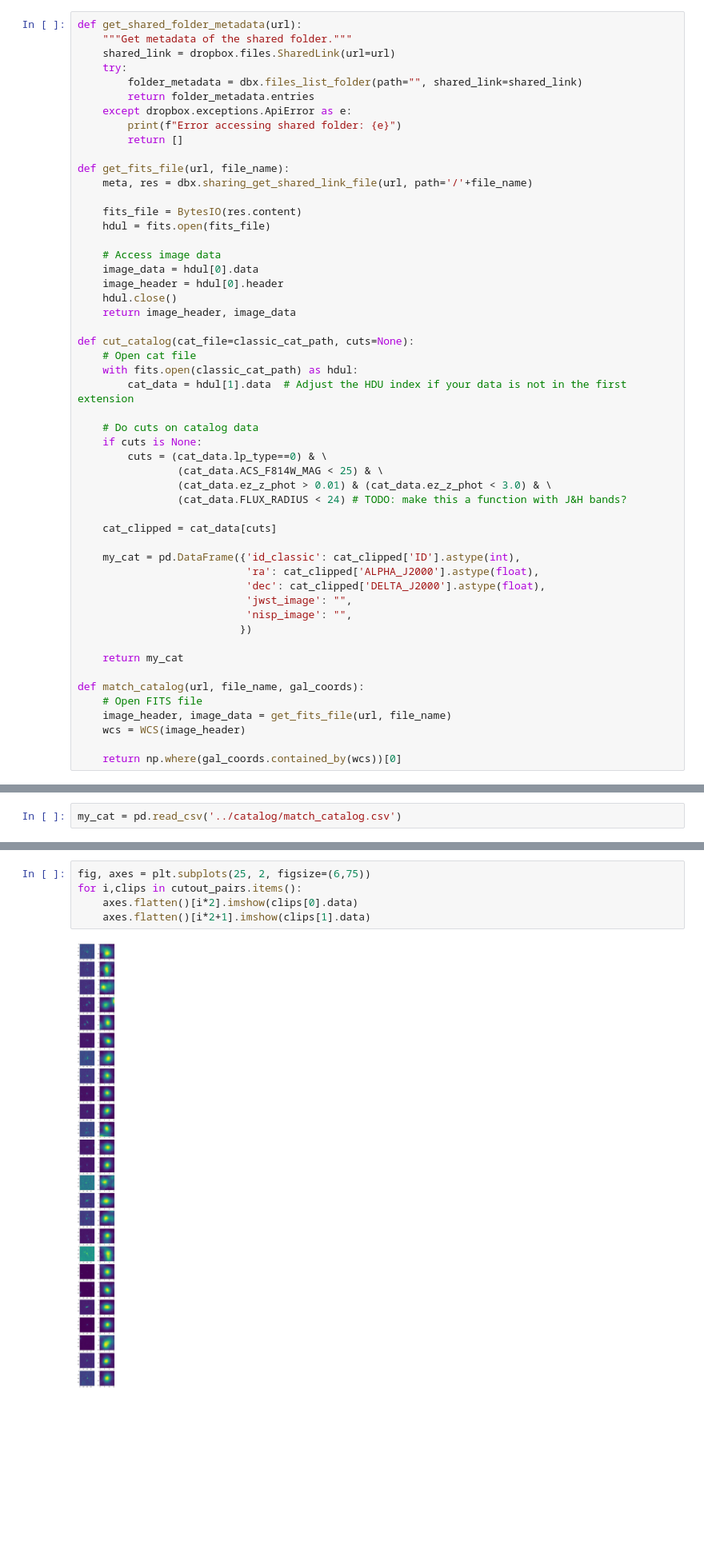
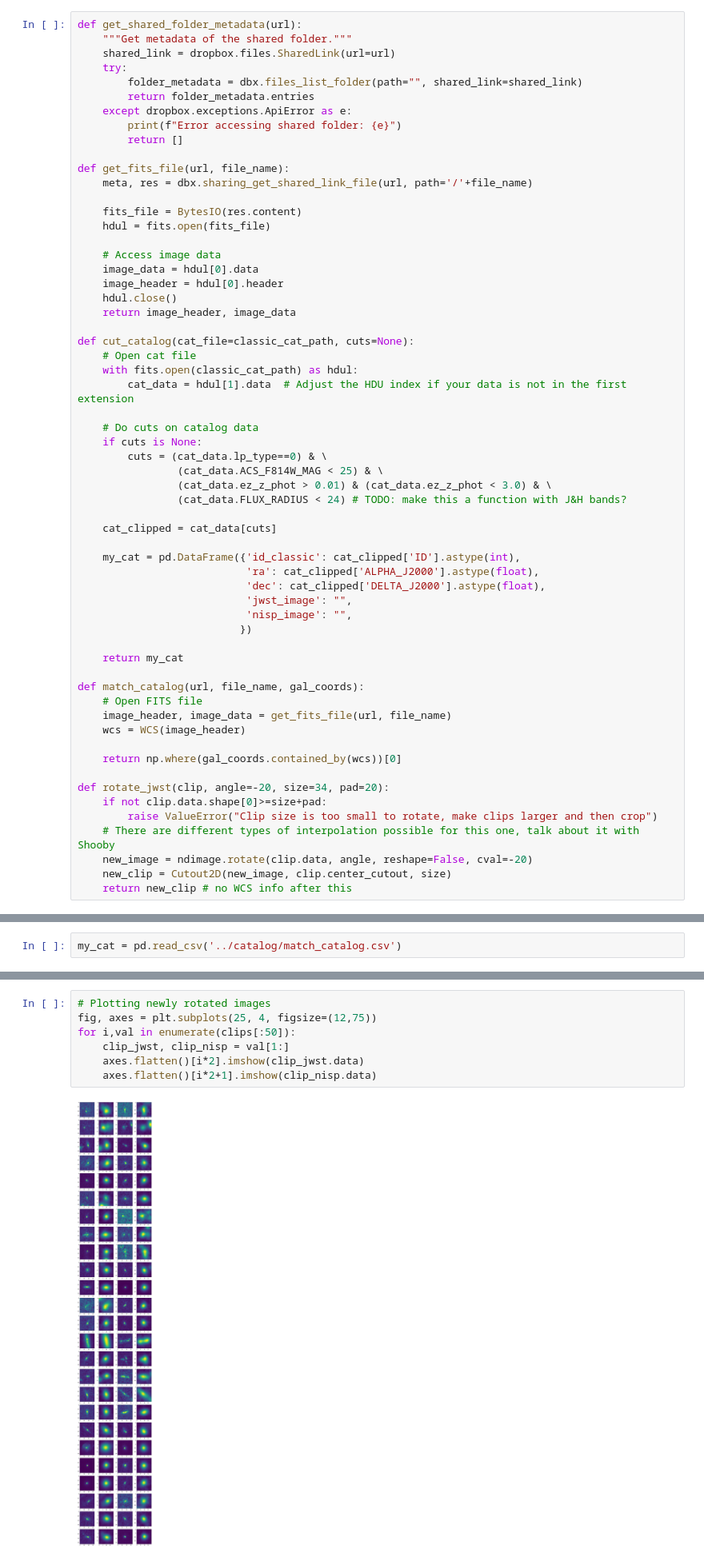
Before and after one commit to xoubish/superNISP, a Jupyter notebook: code/SR_GAN.ipynb, the cells around one changed output, grey strips where cells are left out. Shown at 80% size. Cells and saved outputs as stored; diff of their text form; blank space fills up the shorter version.

Commit message:
Added rotation and cropping of JWST images

```diff
--- a/code/SR_GAN.ipynb
+++ b/code/SR_GAN.ipynb
@@ -112,6 +114,14 @@ def match_catalog(url, file_name, gal_coords):
     wcs = WCS(image_header)
 
     return np.where(gal_coords.contained_by(wcs))[0]
+
+def rotate_jwst(clip, angle=-20, size=34, pad=20):
+    if not clip.data.shape[0]>=size+pad:
+        raise ValueError("Clip size is too small to rotate, make clips larger and then crop")
+    # There are different types of interpolation possible for this one, talk about it with Shooby
+    new_image = ndimage.rotate(clip.data, angle, reshape=False, cval=-20)
+    new_clip = Cutout2D(new_image, clip.center_cutout, size)
+    return new_clip # no WCS info after this
 # %%
 jwst_files = get_shared_folder_metadata(jwst_url)
 nisp_files = get_shared_folder_metadata(nisp_url)
@@ -171,7 +221,9 @@ len(cutout_pairs.items())
 # %%
-fig, axes = plt.subplots(25, 2, figsize=(6,75))
-for i,clips in cutout_pairs.items():
-    axes.flatten()[i*2].imshow(clips[0].data)
-    axes.flatten()[i*2+1].imshow(clips[1].data)
+# Plotting newly rotated images
+fig, axes = plt.subplots(25, 4, figsize=(12,75))
+for i,val in enumerate(clips[:50]):
+    clip_jwst, clip_nisp = val[1:]
+    axes.flatten()[i*2].imshow(clip_jwst.data)
+    axes.flatten()[i*2+1].imshow(clip_nisp.data)
 # %% [output]
-[figure, old version]
+[figure, new version]
```
Also changed, not shown: parts of 13 cells of this notebook, 1 other file.
